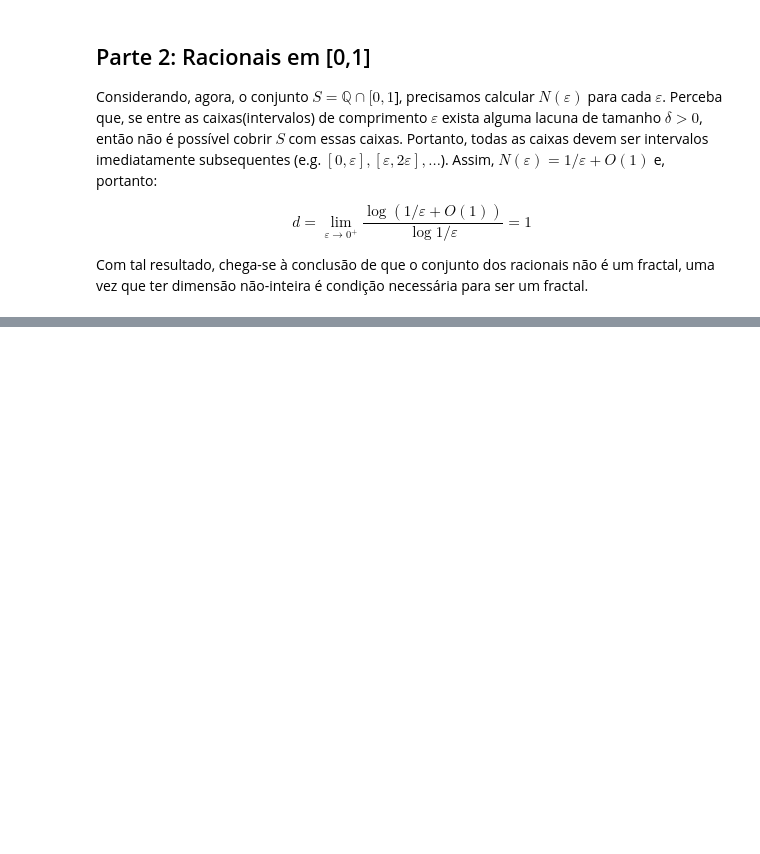
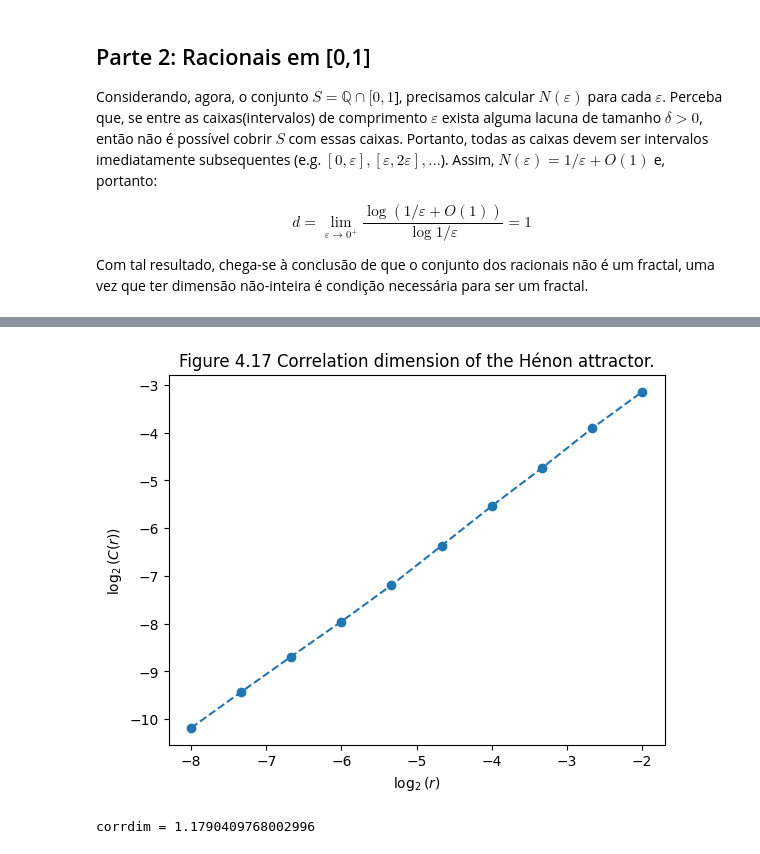
Before and after one commit to vini-fda/FM_223_Lista6, a Jupyter notebook: lista6.ipynb, the cells around one changed output, grey strips where cells are left out. Cells and saved outputs as stored; diff of their text form; code cells hidden in the pictures; blank space fills up the shorter version.

```diff
--- a/lista6.ipynb
+++ b/lista6.ipynb
@@ -29,0 +139,28 @@ Com tal resultado, chega-se à conclusão de que o conjunto dos racionais não
+# %%
+n = len(x)
+denom = n*(n-1)/2
+# %%
+from scipy.spatial import cKDTree
+
+
+points = np.column_stack((x, y))
+tree = cKDTree(points)
+
+num = 10
+r = np.logspace(-8, -2, base=2, num=num)
+f = lambda x: tree.count_neighbors(tree,x)
+n_r = np.vectorize(f)(r)
+c_r = n_r / denom
+# %%
+plt.plot(np.log2(r), np.log2(c_r), linestyle='--', marker='o')
+plt.xlabel("$\\log_2(r)$")
+plt.ylabel("$\\log_2(C(r))$")
+plt.title("Figure 4.17 Correlation dimension of the Hénon attractor.")
+plt.show()
+# %% [output]
+[figure, added]
+# %%
+result = stats.linregress(np.log2(r), np.log2(c_r))
+print(f"corrdim = {result.slope}")
+# %% [output]
+corrdim = 1.1790409768002996
```
Also changed, not shown: parts of 10 cells of this notebook.
